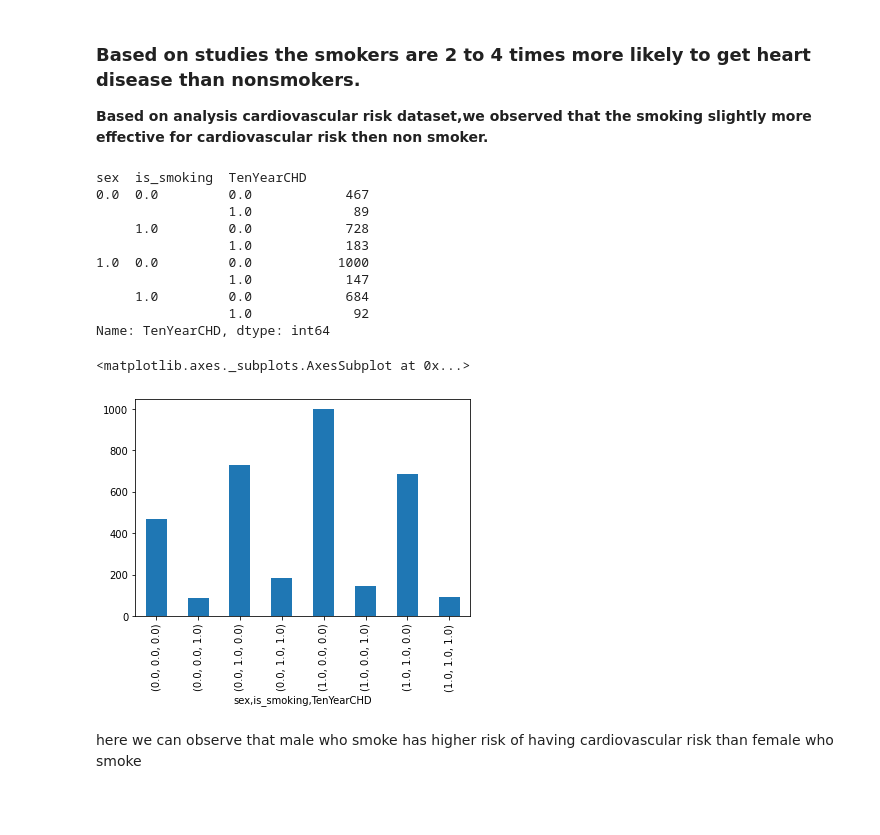
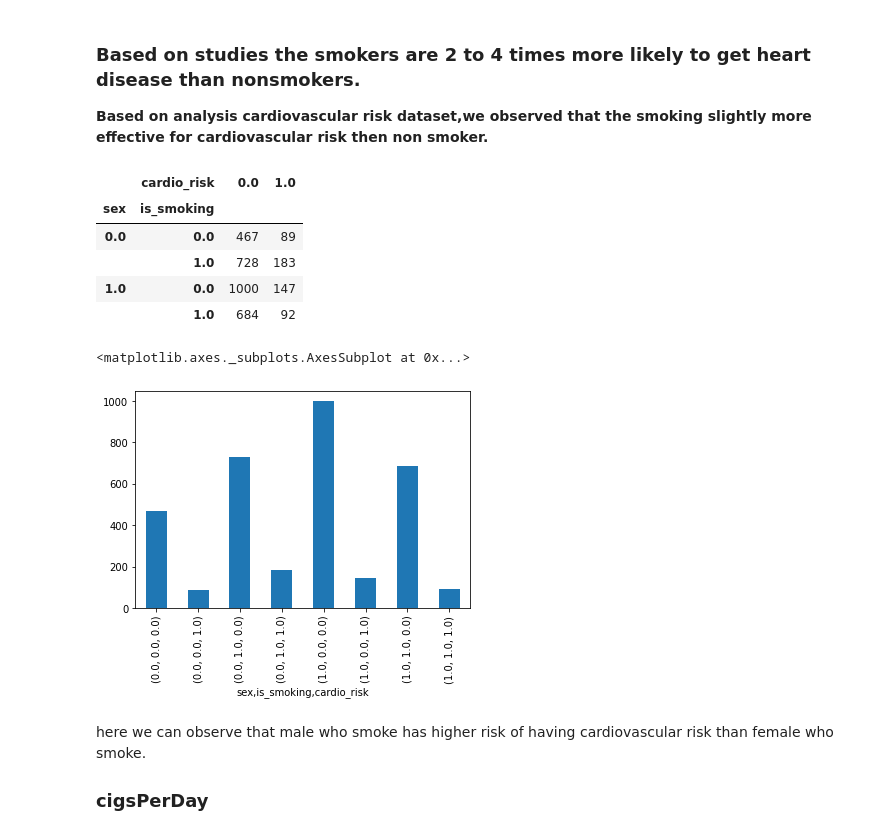
Before and after one commit to pavi-1994/Cardio_vascular_risk_prediction, a Jupyter notebook: cardivascular_risk_prediction.ipynb, the cells around one changed output. Drawn from its saved outputs; the diff is of its cells as text; code cells hidden in the pictures; blank space fills up the shorter version.

```diff
--- a/cardivascular_risk_prediction.ipynb
+++ b/cardivascular_risk_prediction.ipynb
@@ -212,0 +239,7 @@ cardio_df['is_smoking'] = cardio_df['is_smoking'].replace({'YES':1,'NO':0})
+# %%
+# Lets check the discrete and continuous features
+categorical_features = [i for i in cardio_df.columns if cardio_df[i].nunique()<=10]
+continuous_features = [i for i in cardio_df.columns if i not in categorical_features]
+
+print(categorical_features)
+print(continuous_features)
@@ -213,2 +249,8 @@ cardio_df['is_smoking'] = cardio_df['is_smoking'].replace({'YES':1,'NO':0})
 # %% [markdown]
 ### Missing value imputation using knn imputer
+# %%
+# for categorical value nan value imputation using knn
+imputer_categorical= SimpleImputer(strategy="most_frequent")
+cardio_df[categorical_features]=imputer_categorical.fit_transform(cardio_df[categorical_features])
+#cardio_knn_imputed= pd.DataFrame(cardio_df_imputed,columns=cardio_df.columns)
+cardio_df.isnull().sum()
@@ -215,4 +276,4 @@ cardio_df['is_smoking'] = cardio_df['is_smoking'].replace({'YES':1,'NO':0})
 # %%
-#here we use multivarient imputer to impute nan value
-imputer = KNNImputer(n_neighbors=3)
-cardio_df_imputed=imputer.fit_transform(cardio_df)
+#for continuous feature nan value imputation using knn
+imputer = KNNImputer(n_neighbors=1)
+cardio_df[continuous_features]=imputer.fit_transform(cardio_df[continuous_features])
@@ -308,5 +337,8 @@ plt.show()
 [figure]
 # %% [markdown]
 From above analysis of target variabale "TenYearCHD" we observed that dataset is biased we need to carefully deal with biased dataset
+# %%
+#renaming the TenYearCHD target feature
+cardio_df.rename(columns={"TenYearCHD":"cardio_risk"},inplace=True)
 # %%
 ### Univarient analysis  of continuous variables
@@ -378,22 +412,20 @@ cardio_knn_imputed.groupby(["is_smoking","TenYearCHD"])["TenYearCHD"].count().pl
 
 **Based on analysis cardiovascular risk dataset,we observed that the smoking slightly more  effective for cardiovascular risk then non smoker.**
 # %%
-cardio_knn_imputed.groupby(["sex","is_smoking","TenYearCHD"])["TenYearCHD"].count()
+cardio_df.groupby(["sex","is_smoking","cardio_risk"])["cardio_risk"].count().unstack('cardio_risk')
 # %% [output]
-sex  is_smoking  TenYearCHD
-0.0  0.0         0.0            467
-                 1.0             89
-     1.0         0.0            728
-                 1.0            183
-1.0  0.0         0.0           1000
-                 1.0            147
-     1.0         0.0            684
-                 1.0             92
-Name: TenYearCHD, dtype: int64
+|  | cardio_risk | 0.0 | 1.0 |
+| sex | is_smoking |  |  |
+| 0.0 | 0.0 | 467 | 89 |
+|  | 1.0 | 728 | 183 |
+| 1.0 | 0.0 | 1000 | 147 |
+|  | 1.0 | 684 | 92 |
 # %%
-cardio_knn_imputed.groupby(["sex","is_smoking","TenYearCHD"])["TenYearCHD"].count().plot(kind='bar')
+cardio_df.groupby(["sex","is_smoking","cardio_risk"])["cardio_risk"].count().plot(kind='bar')
 # %% [output]
 <matplotlib.axes._subplots.AxesSubplot at 0x...>
-[figure, old version]
+[figure, new version]
 # %% [markdown]
-here we can observe that male who smoke has higher risk of having cardiovascular risk than female who smoke
+here we can observe that male who smoke has higher risk of having cardiovascular risk than female who smoke.
+
+### cigsPerDay
```
Also changed, not shown: parts of 33 cells of this notebook.
